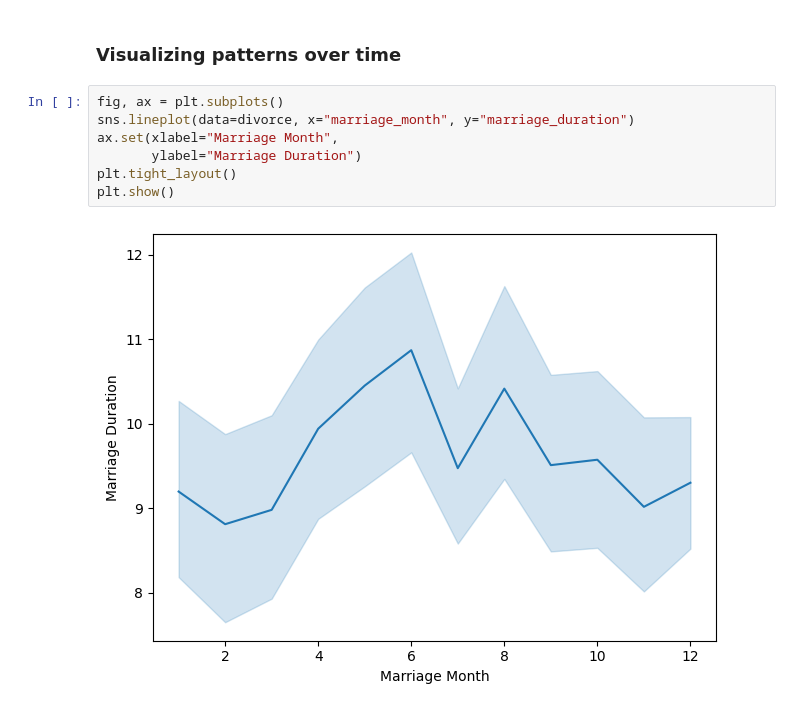
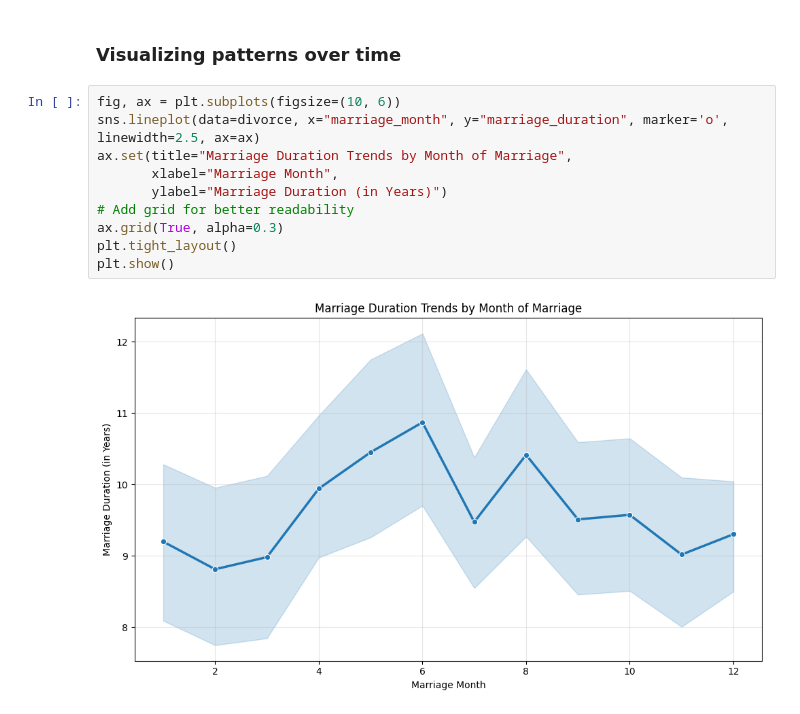
Before and after one commit to jhlopesalves/data-science-notebooks, a Jupyter notebook: Python/Exploratory Data Analysis/exploratory_data_analysis.ipynb, the cells around one changed output. Saved outputs shown, nothing was run; the diff lists cells and outputs as text.

```diff
--- a/Python/Exploratory Data Analysis/exploratory_data_analysis.ipynb
+++ b/Python/Exploratory Data Analysis/exploratory_data_analysis.ipynb
@@ -1555,11 +1555,14 @@ divorce.head()
 # %% [markdown]
 ### Visualizing patterns over time
 # %%
-fig, ax = plt.subplots()
-sns.lineplot(data=divorce, x="marriage_month", y="marriage_duration")
-ax.set(xlabel="Marriage Month",
-       ylabel="Marriage Duration")
+fig, ax = plt.subplots(figsize=(10, 6))
+sns.lineplot(data=divorce, x="marriage_month", y="marriage_duration", marker='o', linewidth=2.5, ax=ax)
+ax.set(title="Marriage Duration Trends by Month of Marriage",
+       xlabel="Marriage Month",
+       ylabel="Marriage Duration (in Years)")
+# Add grid for better readability
+ax.grid(True, alpha=0.3)
 plt.tight_layout()
 plt.show()
 # %% [output]
-[figure, old version]
+[figure, new version]
```
Also changed, not shown: parts of 8 cells of this notebook, 1 other file.
